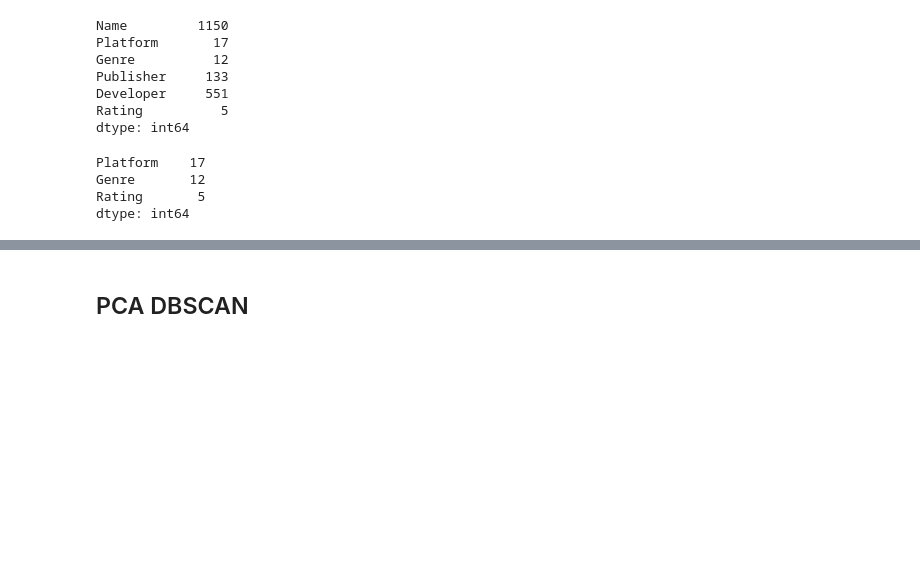
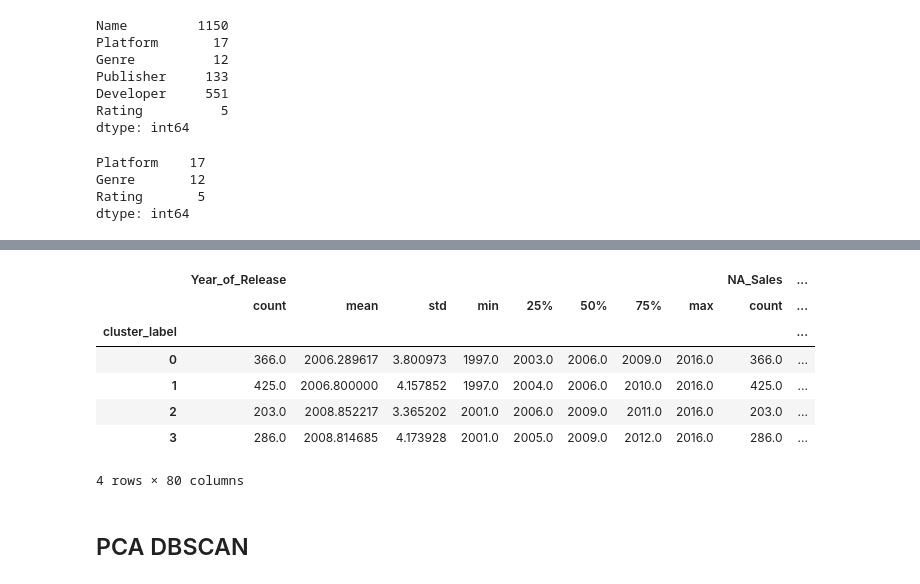
Before and after one commit to tsopeh/unsupervised_learning, a Jupyter notebook: video_games.ipynb, the cells around one changed output, grey strips where cells are left out. Cells and saved outputs as stored; diff of their text form; code cells hidden in the pictures; blank space fills up the shorter version.

```diff
--- a/video_games.ipynb
+++ b/video_games.ipynb
@@ -500,3 +500,8 @@ k_means_cluster_labels = pca_k_means(new_df)
 [figure]
 [figure]
 [interactive output not drawn]
+# %%
+display(pure_df_sample.describe())
+df_with_k_means_labels = pure_df_sample.assign(cluster_label=k_means_cluster_labels)
+df_with_k_means_labels.groupby("cluster_label").describe()
+# %% [output]
@@ -503,3 +517,11 @@ k_means_cluster_labels = pca_k_means(new_df)
+|  | Year_of_Release |  |  |  |  |  |  |  | NA_Sales | ... |
+|  | count | mean | std | min | 25% | 50% | 75% | max | count | ... |
+| cluster_label |  |  |  |  |  |  |  |  |  | ... |
+| 0 | 366.0 | 2006.289617 | 3.800973 | 1997.0 | 2003.0 | 2006.0 | 2009.0 | 2016.0 | 366.0 | ... |
+| 1 | 425.0 | 2006.800000 | 4.157852 | 1997.0 | 2004.0 | 2006.0 | 2010.0 | 2016.0 | 425.0 | ... |
+| 2 | 203.0 | 2008.852217 | 3.365202 | 2001.0 | 2006.0 | 2009.0 | 2011.0 | 2016.0 | 203.0 | ... |
+| 3 | 286.0 | 2008.814685 | 4.173928 | 2001.0 | 2005.0 | 2009.0 | 2012.0 | 2016.0 | 286.0 | ... |
+4 rows × 80 columns
 # %% [markdown]
 ## PCA DBSCAN
 # %%
```
Also changed, not shown: parts of 3 cells of this notebook.
